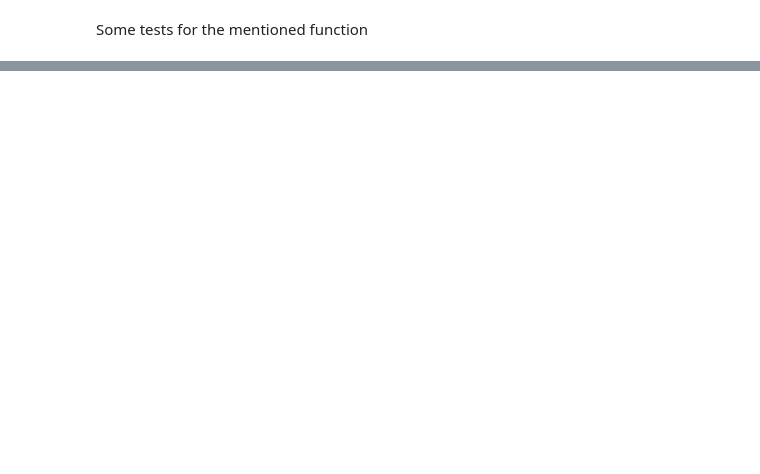
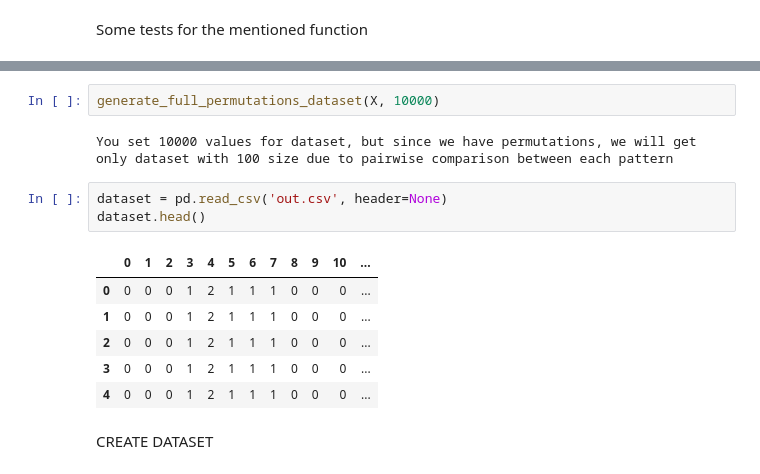
Before and after one commit to cqfn/aibolit, a Jupyter notebook: model/Pairwise.ipynb, the cells around one changed output, grey strips where cells are left out. Drawn from its saved outputs; the diff is of its cells as text; blank space fills up the shorter version.

```diff
--- a/model/Pairwise.ipynb
+++ b/model/Pairwise.ipynb
@@ -310,0 +218,16 @@ KeyboardInterrupt: ignored
+# %%
+generate_full_permutations_dataset(X, 10000)
+# %% [output]
+You set 10000 values for dataset, but since we have permutations, we will get only dataset with 100 size due to pairwise comparison between each pattern
+# %%
+dataset = pd.read_csv('out.csv', header=None)
+dataset.head()
+# %% [output]
+|  | 0 | 1 | 2 | 3 | 4 | 5 | 6 | 7 | 8 | 9 | 10 | ... |
+| 0 | 0 | 0 | 0 | 1 | 2 | 1 | 1 | 1 | 0 | 0 | 0 | ... |
+| 1 | 0 | 0 | 0 | 1 | 2 | 1 | 1 | 1 | 0 | 0 | 0 | ... |
+| 2 | 0 | 0 | 0 | 1 | 2 | 1 | 1 | 1 | 0 | 0 | 0 | ... |
+| 3 | 0 | 0 | 0 | 1 | 2 | 1 | 1 | 1 | 0 | 0 | 0 | ... |
+| 4 | 0 | 0 | 0 | 1 | 2 | 1 | 1 | 1 | 0 | 0 | 0 | ... |
+# %% [markdown]
+CREATE DATASET
```
Also changed, not shown: parts of 61 cells of this notebook, 2 other files.
